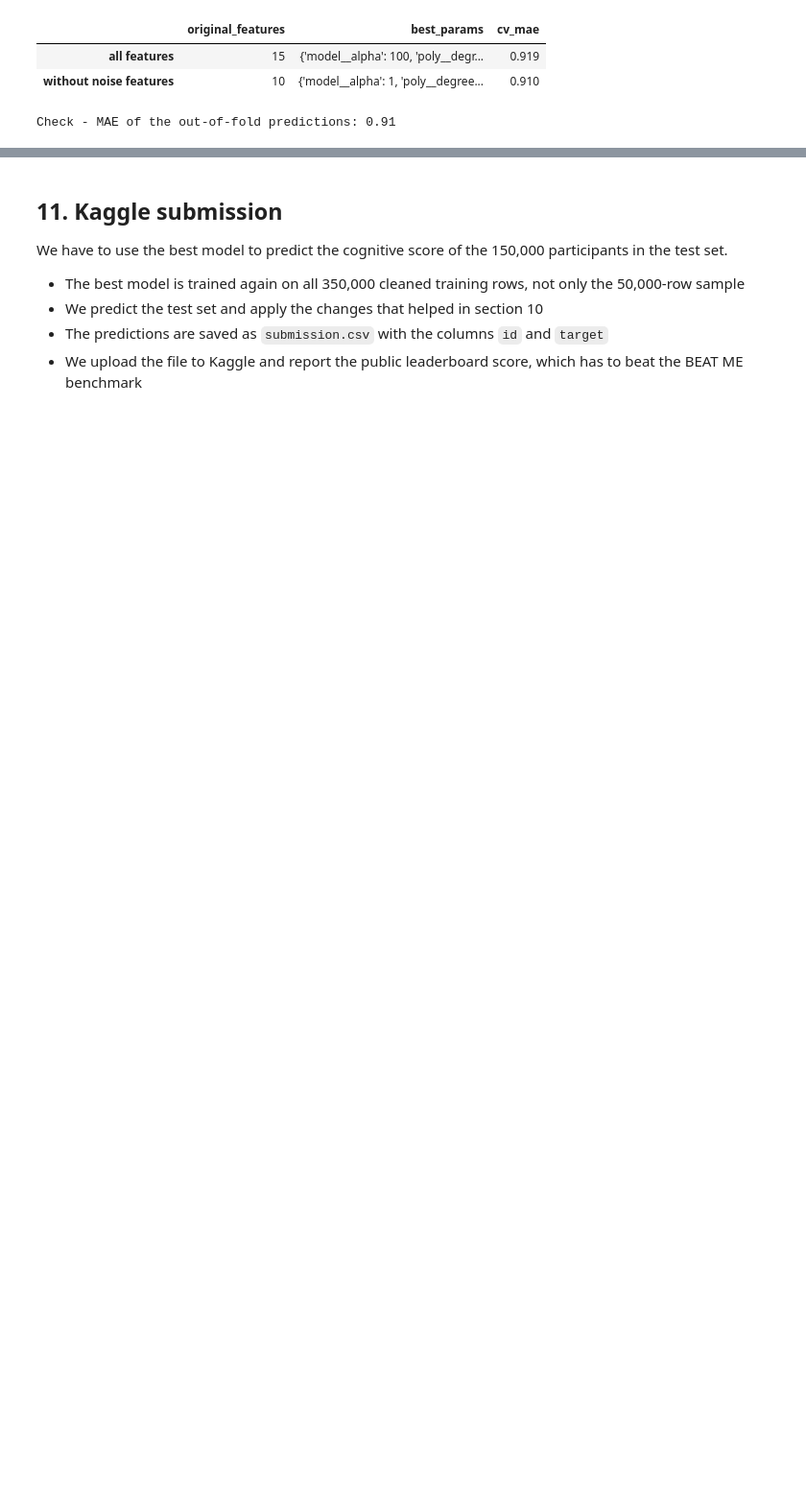
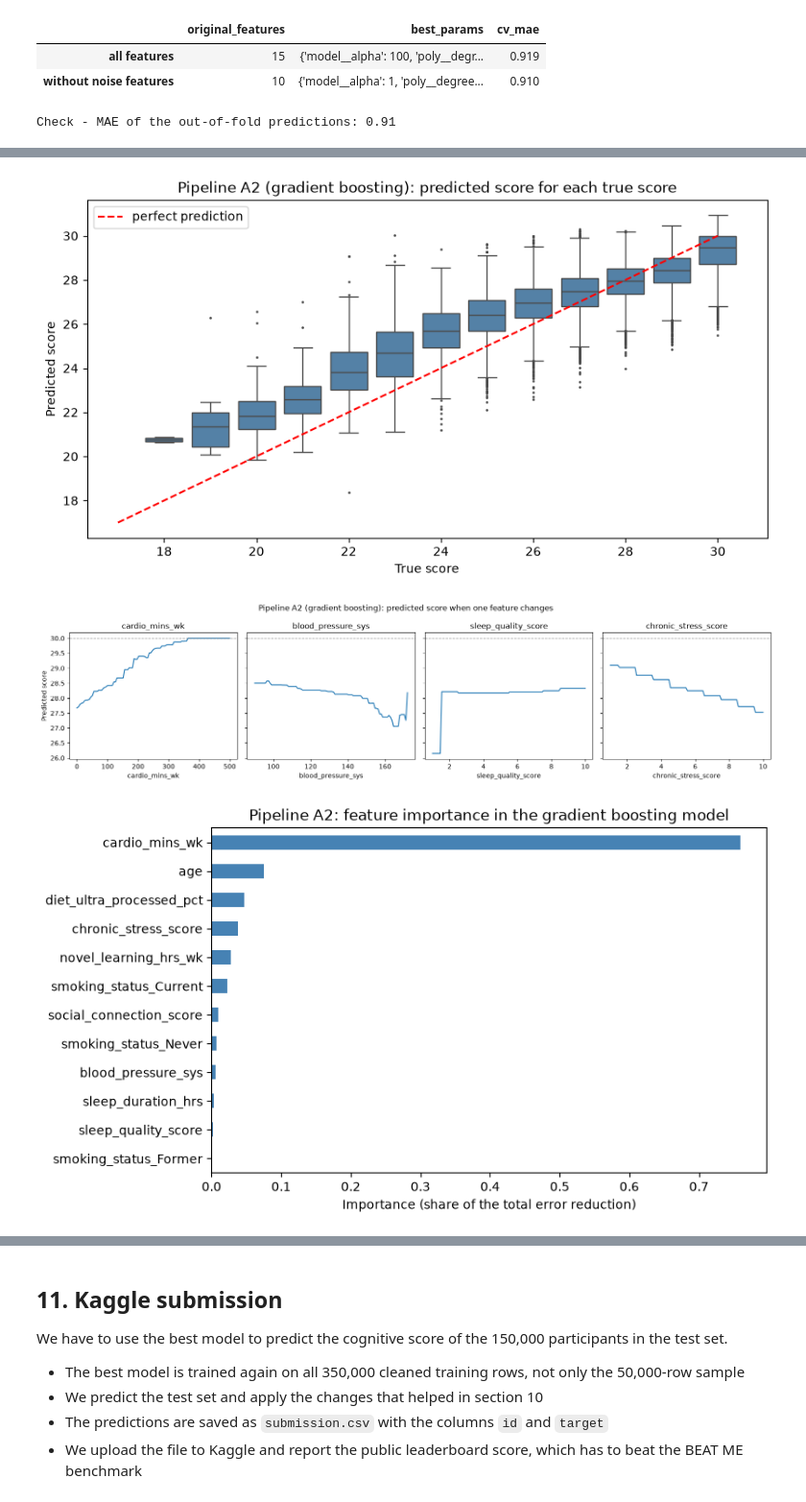
Before and after one commit to kacoew/DAT200-CAs, a Jupyter notebook: CA05_26H/CA5_Group6.ipynb, the cells around one changed output, grey strips where cells are left out. Shown at 96% size. Cells and saved outputs as stored; diff of their text form; code cells hidden in the pictures; blank space fills up the shorter version.

```diff
--- a/CA05_26H/CA5_Group6.ipynb
+++ b/CA05_26H/CA5_Group6.ipynb
@@ -568 +628,24 @@ CV MAE gradient boosting: 0.898 | Ridge without noise features: 0.91
+# %%
+# Section 7b.3 - Visualisations of pipeline A2
+
+# 1) How well does it predict? (out-of-fold predictions from 7b.2)
+plot_pred_vs_true(pred_gbr, "Pipeline A2 (gradient boosting): predicted score for each true score")
+plt.show()
+
+# 2) What did it learn? The same curves as for Ridge in 7a.4
+plot_effects(gs_gbr.best_estimator_, "Pipeline A2 (gradient boosting): predicted score when one feature changes")
+plt.show()
+
+# 3) Feature importance: how much each feature helped the trees reduce the error
+names = pd.Series(gs_gbr.best_estimator_["prep"].get_feature_names_out())
+names = names.str.replace("num__", "").str.replace("cat__", "")
+importance = pd.Series(gs_gbr.best_estimator_["model"].feature_importances_, index=names).sort_values()
+importance.plot.barh(figsize=(8, 5), color="steelblue")
+plt.title("Pipeline A2: feature importance in the gradient boosting model")
+plt.xlabel("Importance (share of the total error reduction)")
+plt.show()
+# %% [output]
+[figure, added]
+[figure, added]
+[figure, added]
 # %% [markdown]
```
Also changed, not shown: parts of 31 cells of this notebook, 4 other files.
